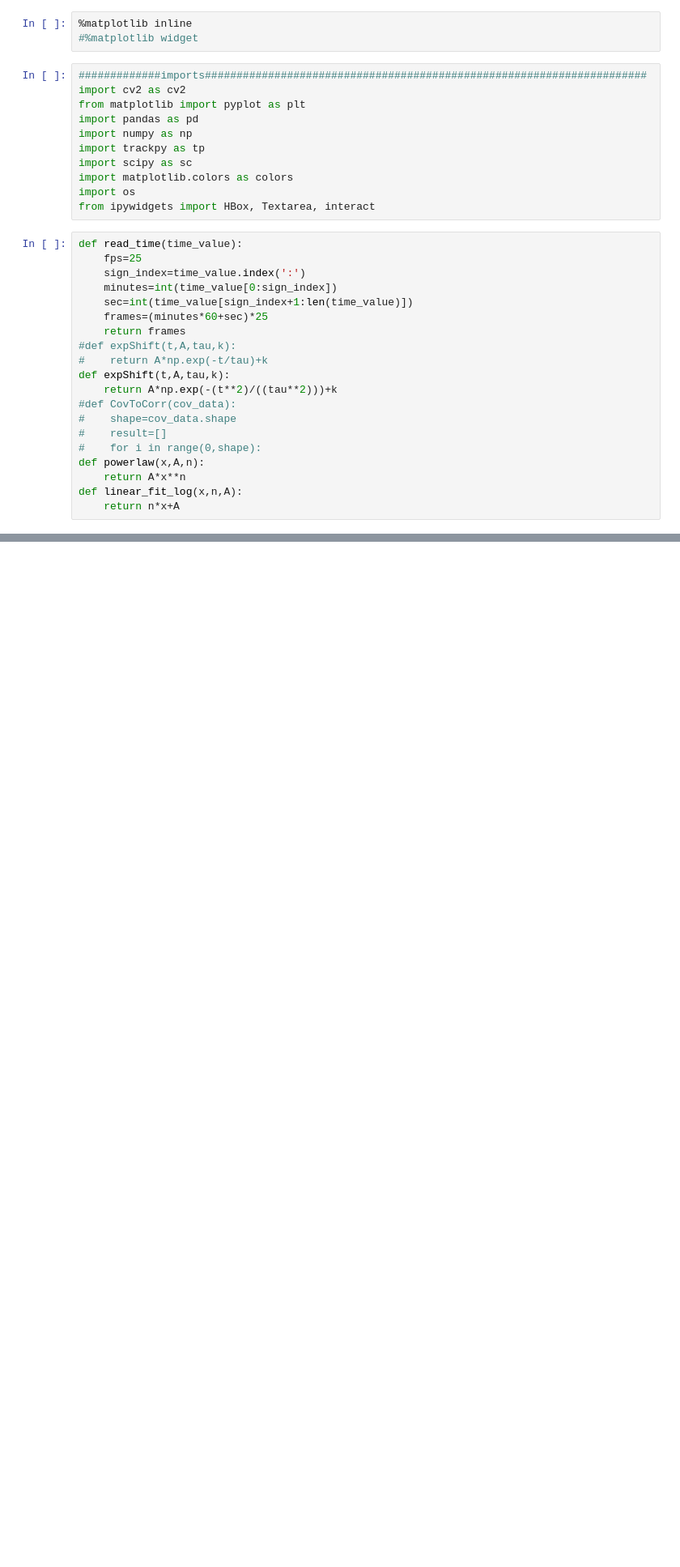
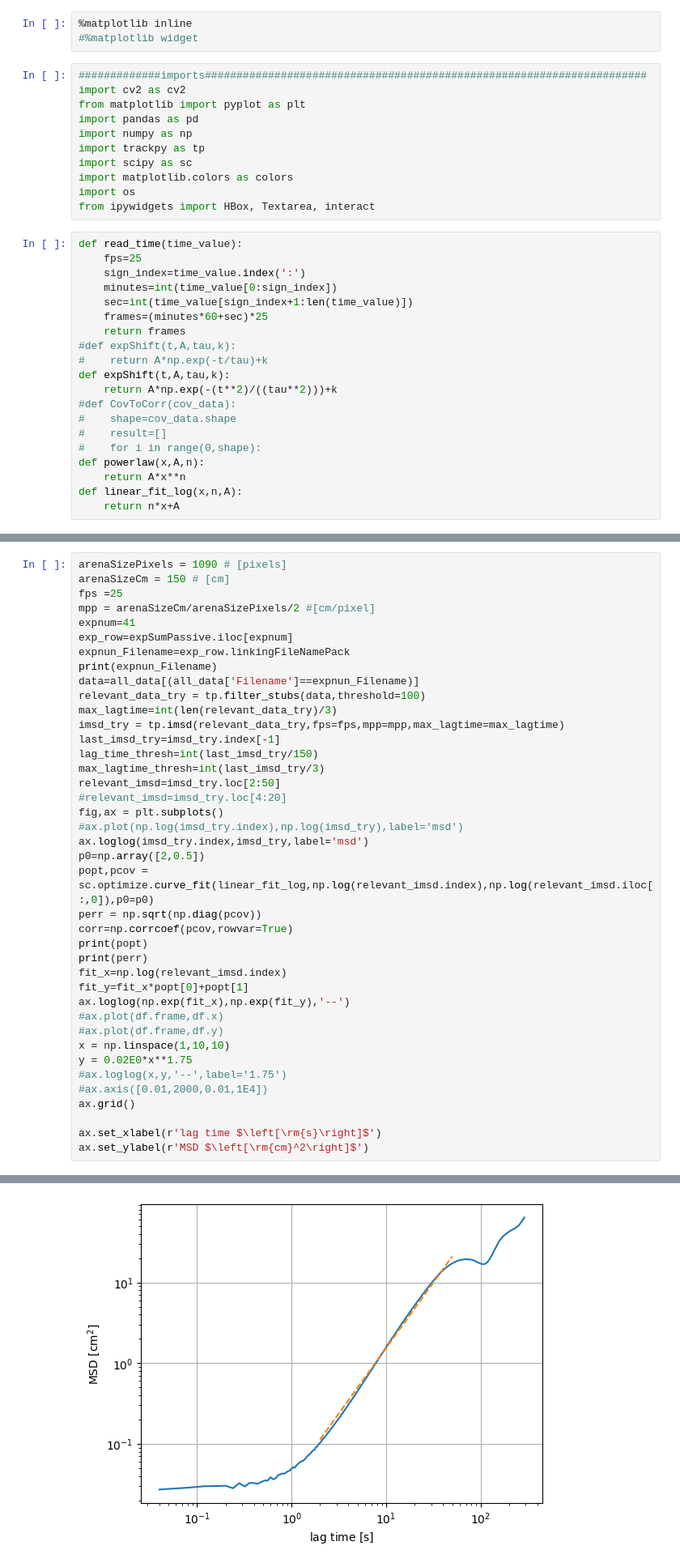
Before and after one commit to complex-lab/robotic_swarms, a Jupyter notebook: power_law_vs_Diameter_21bots.ipynb, the cells around one changed output, grey strips where cells are left out. Shown at 81% size. Drawn from its saved outputs; the diff is of its cells as text; blank space fills up the shorter version.

```diff
--- a/power_law_vs_Diameter_21bots.ipynb
+++ b/power_law_vs_Diameter_21bots.ipynb
@@ -51,0 +99,41 @@ all_data.to_csv(passive_path+'\\all_linking_passive_data_21bots.csv')
+# %%
+arenaSizePixels = 1090 # [pixels]
+arenaSizeCm = 150 # [cm]
+fps =25
+mpp = arenaSizeCm/arenaSizePixels/2 #[cm/pixel]
+expnum=41
+exp_row=expSumPassive.iloc[expnum]
+expnun_Filename=exp_row.linkingFileNamePack
+print(expnun_Filename)
+data=all_data[(all_data['Filename']==expnun_Filename)]
+relevant_data_try = tp.filter_stubs(data,threshold=100)
+max_lagtime=int(len(relevant_data_try)/3)
+imsd_try = tp.imsd(relevant_data_try,fps=fps,mpp=mpp,max_lagtime=max_lagtime)
+last_imsd_try=imsd_try.index[-1]
+lag_time_thresh=int(last_imsd_try/150)
+max_lagtime_thresh=int(last_imsd_try/3)
+relevant_imsd=imsd_try.loc[2:50]
+#relevant_imsd=imsd_try.loc[4:20]
+fig,ax = plt.subplots()
+#ax.plot(np.log(imsd_try.index),np.log(imsd_try),label='msd')
+ax.loglog(imsd_try.index,imsd_try,label='msd')
+p0=np.array([2,0.5])
+popt,pcov = sc.optimize.curve_fit(linear_fit_log,np.log(relevant_imsd.index),np.log(relevant_imsd.iloc[:,0]),p0=p0)
+perr = np.sqrt(np.diag(pcov))
+corr=np.corrcoef(pcov,rowvar=True)
+print(popt)
+print(perr)
+fit_x=np.log(relevant_imsd.index)
+fit_y=fit_x*popt[0]+popt[1]
+ax.loglog(np.exp(fit_x),np.exp(fit_y),'--')
+#ax.plot(df.frame,df.x)
+#ax.plot(df.frame,df.y)
+x = np.linspace(1,10,10)
+y = 0.02E0*x**1.75
+#ax.loglog(x,y,'--',label='1.75')
+#ax.axis([0.01,2000,0.01,1E4])
+ax.grid()
+
+ax.set_xlabel(r'lag time $\left[\rm{s}\right]$')
+ax.set_ylabel(r'MSD $\left[\rm{cm}^2\right]$')
+# %% [output]
@@ -51,0 +144 @@ all_data.to_csv(passive_path+'\\all_linking_passive_data_21bots.csv')
+[figure, added]
```
Also changed, not shown: parts of 10 cells of this notebook.
